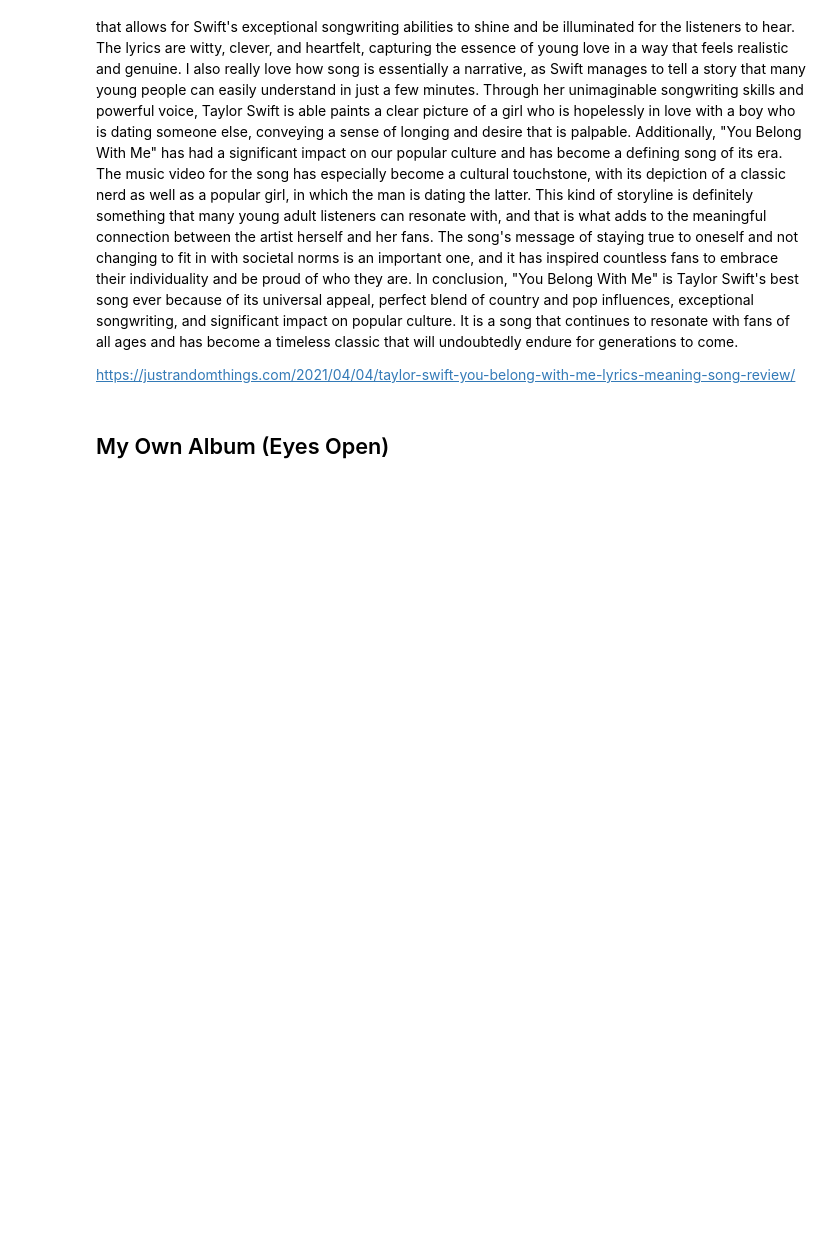
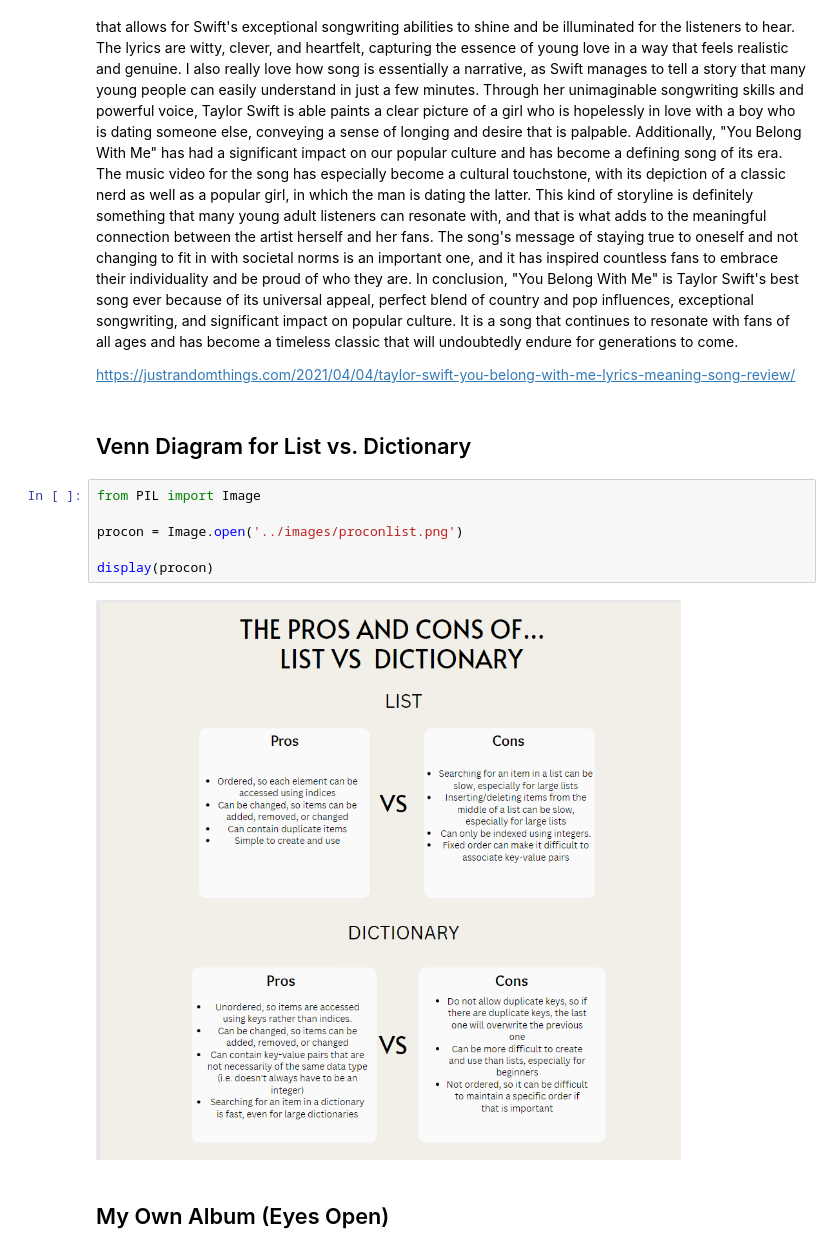
Before and after one commit to Emaad-Mir/emaad-fastpages, a Jupyter notebook: _notebooks/2023-03-29-DS-hashmaps.ipynb, the cells around one changed output. Drawn from its saved outputs; the diff is of its cells as text; blank space fills up the shorter version.

```diff
--- a/_notebooks/2023-03-29-DS-hashmaps.ipynb
+++ b/_notebooks/2023-03-29-DS-hashmaps.ipynb
@@ -189,5 +189,15 @@ Out of all her masterpieces, "You Belong With Me", in my opinion, stands out as
 
 https://justrandomthings.com/2021/04/04/taylor-swift-you-belong-with-me-lyrics-meaning-song-review/
+# %% [markdown]
+## Venn Diagram for List vs. Dictionary
+# %%
+from PIL import Image
+
+procon = Image.open('../images/proconlist.png')
+
+display(procon)
+# %% [output]
+[figure, added]
 # %% [markdown]
 ## My Own Album (Eyes Open)
 # %% [markdown]
```
